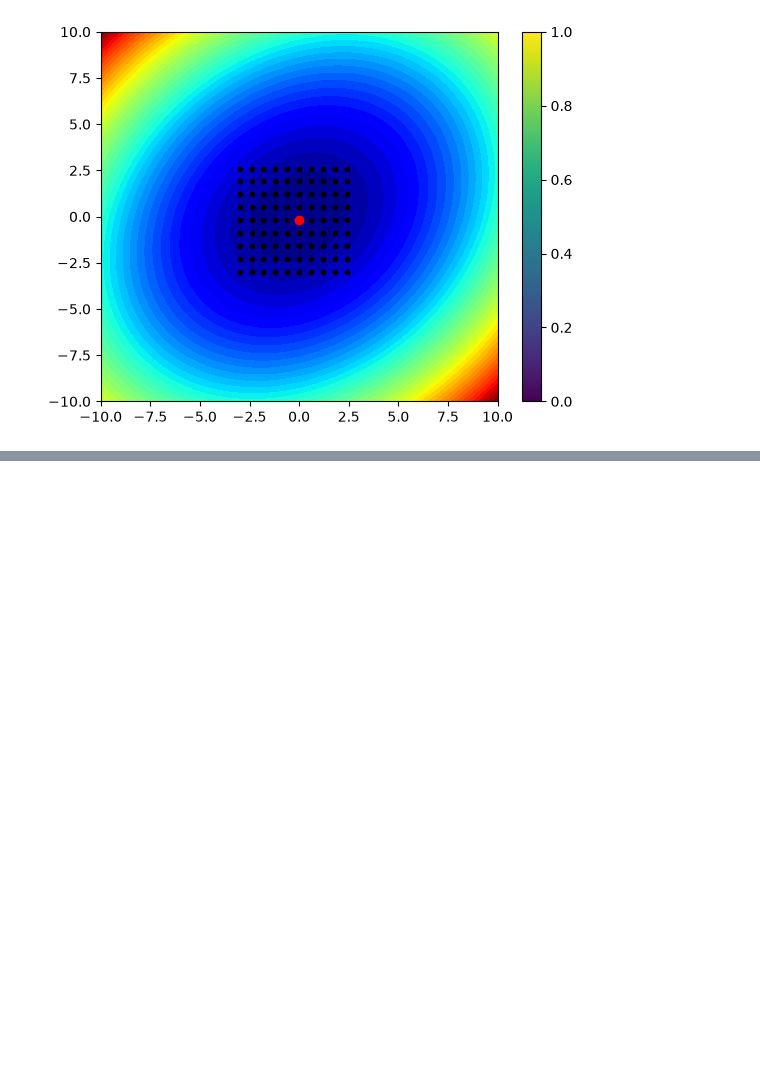
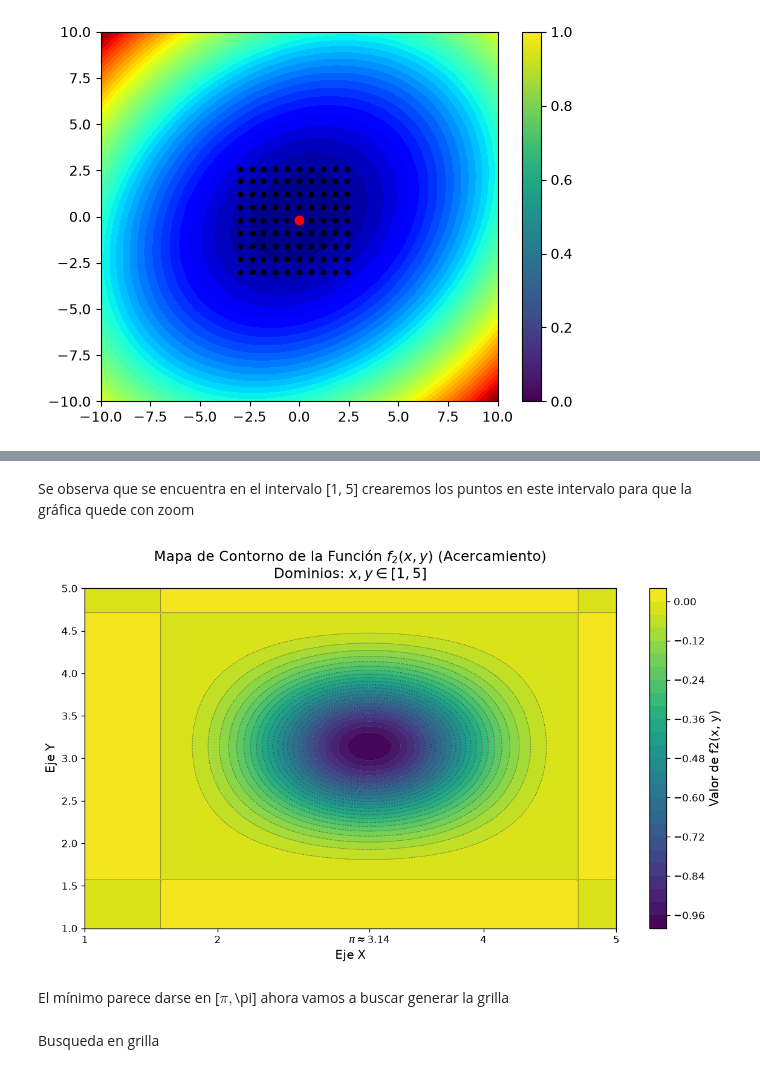
Before and after one commit to KevinHidalgoDS/optimizacion-ia, a Jupyter notebook: notebooks/01_Prct_parte1_2026_2S.ipynb, the cells around one changed output, grey strips where cells are left out. Cells and saved outputs as stored; diff of their text form; code cells hidden in the pictures; blank space fills up the shorter version.

```diff
--- a/notebooks/01_Prct_parte1_2026_2S.ipynb
+++ b/notebooks/01_Prct_parte1_2026_2S.ipynb
@@ -223,0 +296,36 @@ def f(x: np.ndarray, y: np.ndarray) -> np.ndarray:
+# %% [markdown]
+Se observa que se encuentra en el intervalo [1, 5] crearemos los puntos en este intervalo para que la gráfica quede con zoom
+# %%
+x2_1_lineal = np.linspace(1, 5, 200)
+y2_1_lineal = np.linspace(1, 5, 200)
+
+X_2_1, Y_2_1 = np.meshgrid(x2_1_lineal, y2_1_lineal)
+Z_2_1 = f2(X_2_1, Y_2_1)
+# %%
+fig, ax = plt.subplots(figsize=(10, 6), dpi=120)
+
+# contornos rellenos y líneas de contorno
+contorno_relleno = ax.contourf(X_2_1, Y_2_1, Z_2_1, levels=30, cmap='viridis', antialiased=True)
+contorno_lineas = ax.contour(X_2_1, Y_2_1, Z_2_1, levels=30, colors='black', linewidths=0.5, alpha=0.5)
+
+# Barra de color
+cbar = fig.colorbar(contorno_relleno, ax=ax)
+cbar.set_label('Valor de f2(x, y)', fontsize=12)
+
+# Modificar las marcas (ticks) del eje X para incluir a Pi
+ax.set_xticks([1, 2, np.pi, 4, 5])
+ax.set_xticklabels(['1', '2', '$\pi\\approx3.14$', '4', '5'])
+
+# Etiquetas y título
+ax.set_xlabel('Eje X', fontsize=12)
+ax.set_ylabel('Eje Y', fontsize=12)
+ax.set_title('Mapa de Contorno de la Función $f_2(x, y)$ (Acercamiento)\nDominios: $x, y \in [1, 5]$', fontsize=14, pad=10)
+
+# Ajustar márgenes y mostrar
+fig.tight_layout()
+plt.show()
+# %% [output]
+[figure, added]
+# %% [markdown]
+El mínimo parece darse en [$\pi, $\pi]
+ahora vamos a buscar generar la grilla
@@ -223,0 +340,2 @@ def f(x: np.ndarray, y: np.ndarray) -> np.ndarray:
+# %% [markdown]
+Busqueda en grilla
```
Also changed, not shown: parts of 44 cells of this notebook, 2 other files.
